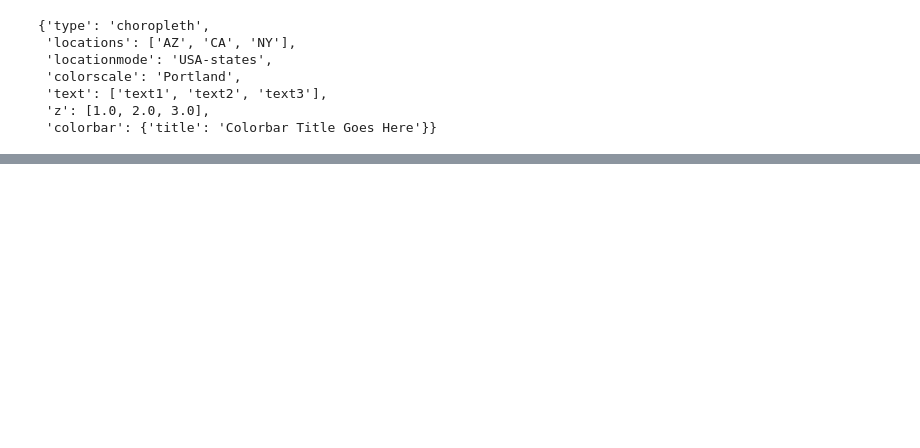
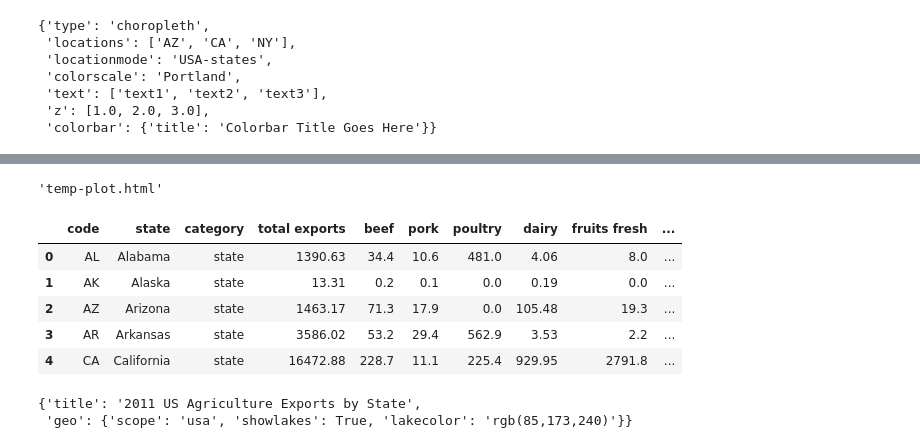
Before and after one commit to 130-SanaAsif/Data-Analysis, a Jupyter notebook: python basics and advanced/Choropleth.ipynb, the cells around one changed output, grey strips where cells are left out. Cells and saved outputs as stored; diff of their text form; code cells hidden in the pictures; blank space fills up the shorter version.

```diff
--- a/python basics and advanced/Choropleth.ipynb
+++ b/python basics and advanced/Choropleth.ipynb
@@ -30,3 +31,17 @@ choromap = go.Figure(data=[data],layout=layout)
 iplot(choromap)
 # %% [output]
 [interactive output not drawn]
+# %%
+plot(choromap)
+# %% [output]
+'temp-plot.html'
+# %%
+df = pd.read_csv('2011_US_AGRI_Exports')
+df.head()
+# %% [output]
+|  | code | state | category | total exports | beef | pork | poultry | dairy | fruits fresh | ... |
+| 0 | AL | Alabama | state | 1390.63 | 34.4 | 10.6 | 481.0 | 4.06 | 8.0 | ... |
+| 1 | AK | Alaska | state | 13.31 | 0.2 | 0.1 | 0.0 | 0.19 | 0.0 | ... |
+| 2 | AZ | Arizona | state | 1463.17 | 71.3 | 17.9 | 0.0 | 105.48 | 19.3 | ... |
+| 3 | AR | Arkansas | state | 3586.02 | 53.2 | 29.4 | 562.9 | 3.53 | 2.2 | ... |
+| 4 | CA | California | state | 16472.88 | 228.7 | 11.1 | 225.4 | 929.95 | 2791.8 | ... |
@@ -32,0 +61,5 @@ iplot(choromap)
+# %%
+layout
+# %% [output]
+{'title': '2011 US Agriculture Exports by State',
+ 'geo': {'scope': 'usa', 'showlakes': True, 'lakecolor': 'rgb(85,173,240)'}}
```
Also changed, not shown: parts of 11 cells of this notebook, 4 other files.
